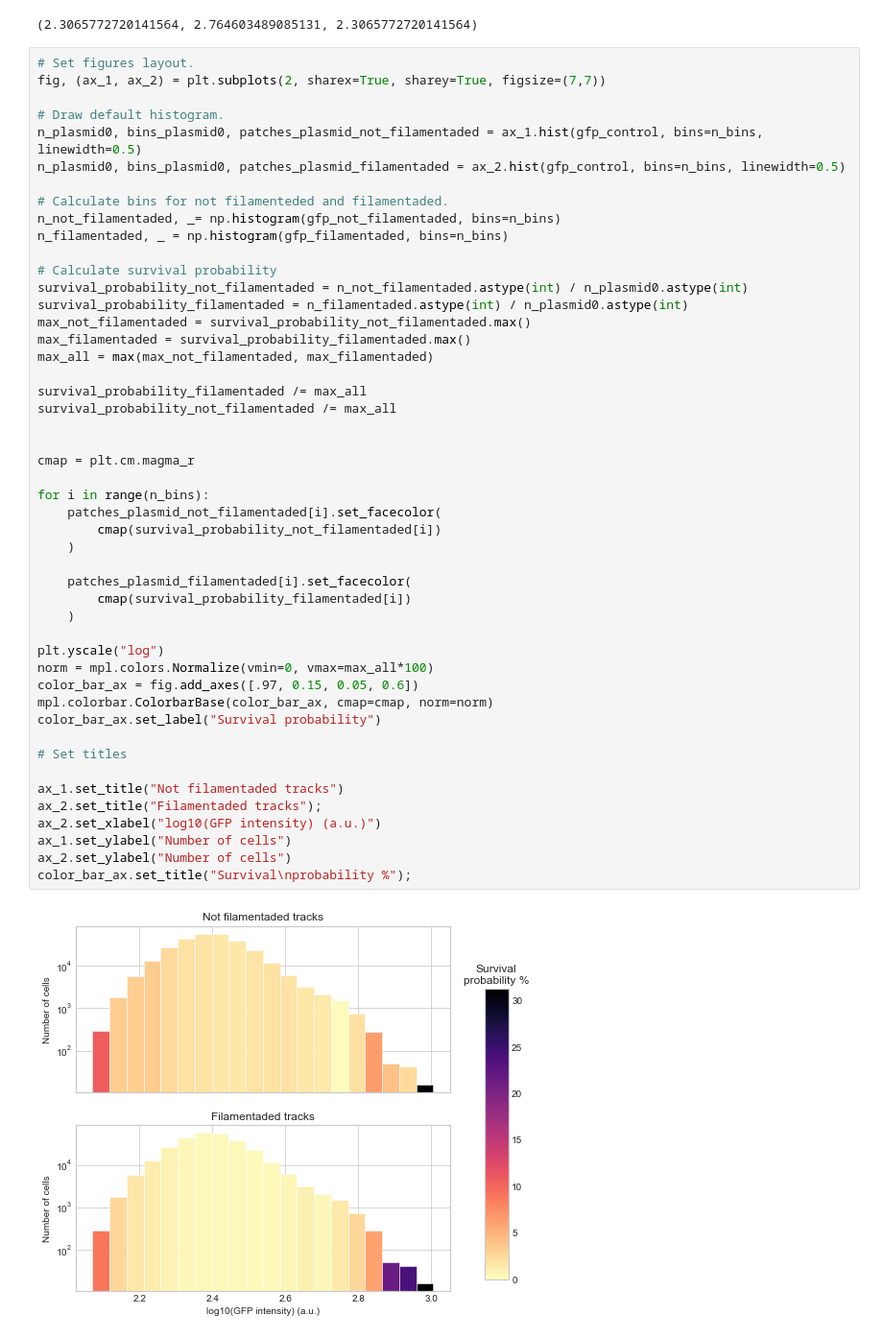
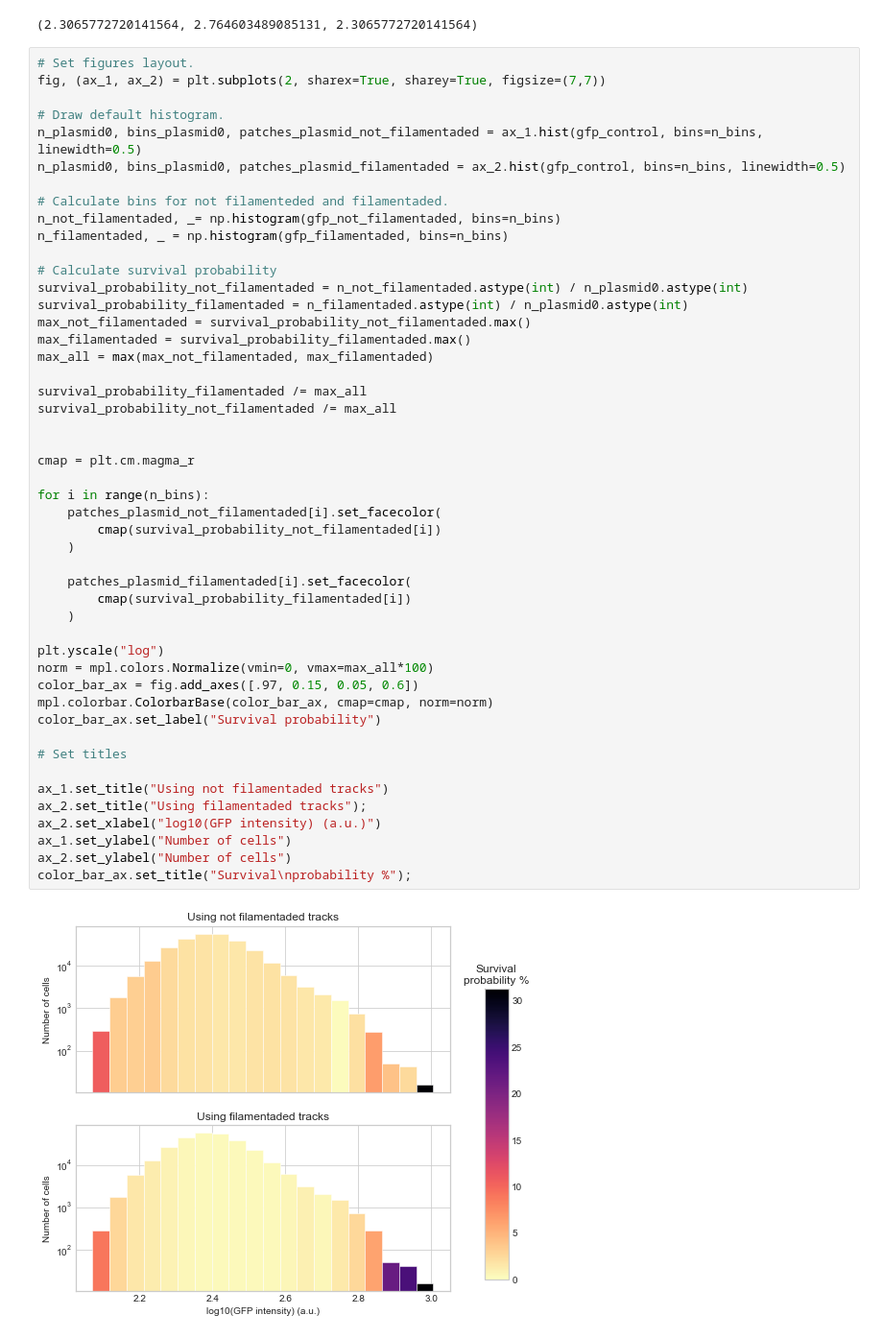
Before and after one commit to jvelezmagic/cell_viewer, a Jupyter notebook: notebooks/2.0-jvs-eda.ipynb, the cells around one changed output. Shown: that part at 96% size. Cells and saved outputs as stored; diff of their text form.

Commit message:
Update legend

```diff
--- a/notebooks/2.0-jvs-eda.ipynb
+++ b/notebooks/2.0-jvs-eda.ipynb
@@ -317,33 +317,33 @@ max_filamentaded = survival_probability_filamentaded.max()
 max_all = max(max_not_filamentaded, max_filamentaded)
 
 survival_probability_filamentaded /= max_all
 survival_probability_not_filamentaded /= max_all
 
 
 cmap = plt.cm.magma_r
 
 for i in range(n_bins):
     patches_plasmid_not_filamentaded[i].set_facecolor(
         cmap(survival_probability_not_filamentaded[i])
     )
 
     patches_plasmid_filamentaded[i].set_facecolor(
         cmap(survival_probability_filamentaded[i])
     )
 
 plt.yscale("log")
 norm = mpl.colors.Normalize(vmin=0, vmax=max_all*100)
 color_bar_ax = fig.add_axes([.97, 0.15, 0.05, 0.6])
 mpl.colorbar.ColorbarBase(color_bar_ax, cmap=cmap, norm=norm)
 color_bar_ax.set_label("Survival probability")
 
 # Set titles
 
-ax_1.set_title("Not filamentaded tracks")
-ax_2.set_title("Filamentaded tracks");
+ax_1.set_title("Using not filamentaded tracks")
+ax_2.set_title("Using filamentaded tracks");
 ax_2.set_xlabel("log10(GFP intensity) (a.u.)")
 ax_1.set_ylabel("Number of cells")
 ax_2.set_ylabel("Number of cells")
 color_bar_ax.set_title("Survival\nprobability %");
 # %% [output]
-[figure, old version]
+[figure, new version]
```
